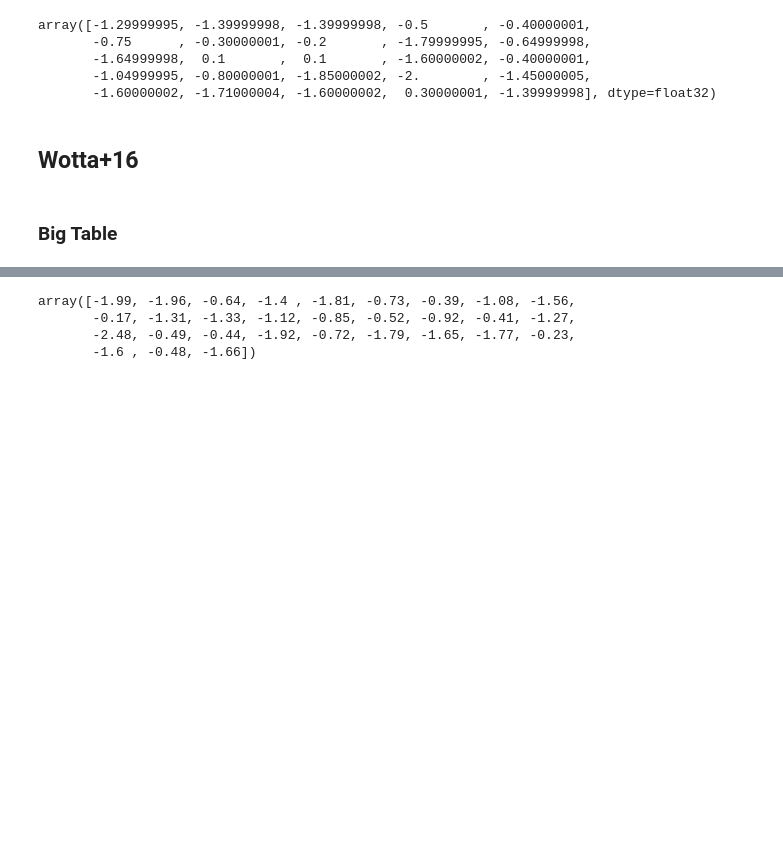
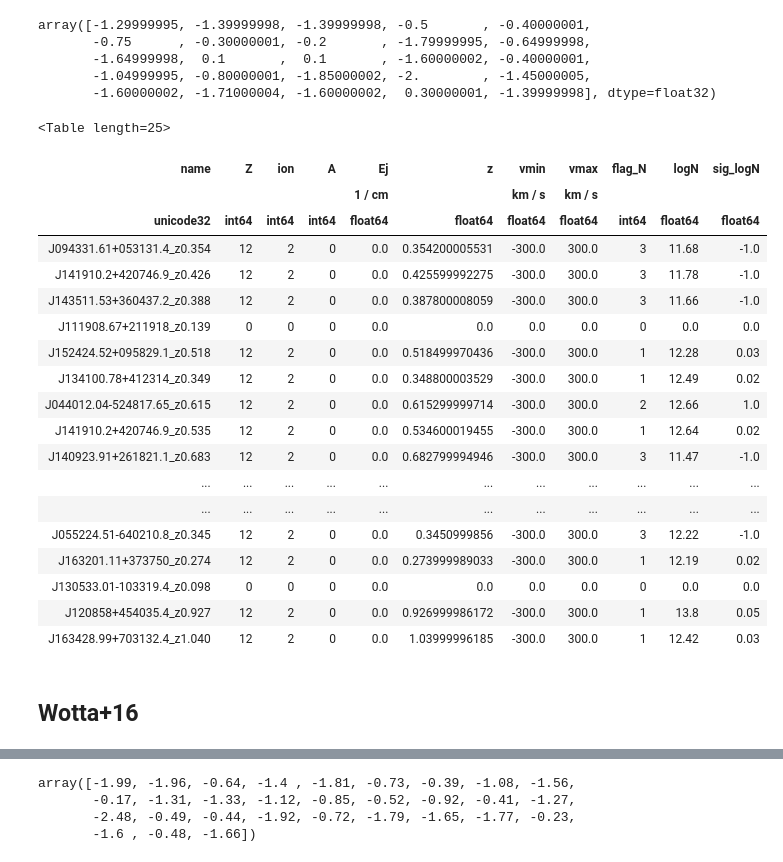
Before and after one commit to pyigm/pyigm, a Jupyter notebook: docs/examples/LLS_lowz.ipynb, the cells around one changed output, grey strips where cells are left out. Saved outputs shown, nothing was run; the diff lists cells and outputs as text; code cells hidden in the pictures; blank space fills up the shorter version.

```diff
--- a/docs/examples/LLS_lowz.ipynb
+++ b/docs/examples/LLS_lowz.ipynb
@@ -87,6 +121,32 @@ for ii,qso in enumerate(l13w16['sightlinenl']):
     # Metallicity
     lls.ZH = l13w16['metnl'][ii]
     lls.sig_ZH = (l13w16['em_metnl'][ii], l13w16['ep_metnl'][ii])
+    # MgII
+    mtw = np.where((w16_mtl['Target'] == qso) & (np.abs(w16_mtl['z_abs']-lls.zabs) < 1e-2))[0]
+    if len(mtw) != 1:
+        pdb.set_trace()
+    else:
+        iw16 = mtw[0]
+    try:
+        eMgII = float(w16_mtl['ep_logNMgII'][iw16])
+    except:
+        pass
+    else:
+        if eMgII > 9000:
+            pass
+        else:
+            if w16_mtl['ep_logNMgII'][iw16] == -1.:
+                flg = 3
+            elif w16_mtl['ep_logNMgII'][iw16] == 1.:
+                flg = 2
+            else:
+                flg = 1
+            # Build a component
+            absc = AbsComponent(lls.coord, (12,2), lls.zabs, [-300,300]*u.km/u.s,
+                               Ntup=(flg, float(w16_mtl['logNMgII'][iw16]),
+                                    np.mean([w16_mtl['em_logNMgII'][iw16],w16_mtl['ep_logNMgII'][iw16]])))
+            # Add
+            lls._components.append(absc)
     # Append
     L13_lls.append(lls)
 # %% [markdown]
@@ -105,4 +167,25 @@ array([-1.29999995, -1.39999998, -1.39999998, -0.5       , -0.40000001,
+# %%
+L13.ions((12,2))
+# %% [output]
+<Table length=25>
+| name | Z | ion | A | Ej | z | vmin | vmax | flag_N | logN | sig_logN |
+|  |  |  |  | 1 / cm |  | km / s | km / s |  |  |  |
+| unicode32 | int64 | int64 | int64 | float64 | float64 | float64 | float64 | int64 | float64 | float64 |
+| J094331.61+053131.4_z0.354 | 12 | 2 | 0 | 0.0 | 0.354200005531 | -300.0 | 300.0 | 3 | 11.68 | -1.0 |
+| J141910.2+420746.9_z0.426 | 12 | 2 | 0 | 0.0 | 0.425599992275 | -300.0 | 300.0 | 3 | 11.78 | -1.0 |
+| J143511.53+360437.2_z0.388 | 12 | 2 | 0 | 0.0 | 0.387800008059 | -300.0 | 300.0 | 3 | 11.66 | -1.0 |
+| J111908.67+211918_z0.139 | 0 | 0 | 0 | 0.0 | 0.0 | 0.0 | 0.0 | 0 | 0.0 | 0.0 |
+| J152424.52+095829.1_z0.518 | 12 | 2 | 0 | 0.0 | 0.518499970436 | -300.0 | 300.0 | 1 | 12.28 | 0.03 |
+| J134100.78+412314_z0.349 | 12 | 2 | 0 | 0.0 | 0.348800003529 | -300.0 | 300.0 | 1 | 12.49 | 0.02 |
+| J044012.04-524817.65_z0.615 | 12 | 2 | 0 | 0.0 | 0.615299999714 | -300.0 | 300.0 | 2 | 12.66 | 1.0 |
+| J141910.2+420746.9_z0.535 | 12 | 2 | 0 | 0.0 | 0.534600019455 | -300.0 | 300.0 | 1 | 12.64 | 0.02 |
+| J140923.91+261821.1_z0.683 | 12 | 2 | 0 | 0.0 | 0.682799994946 | -300.0 | 300.0 | 3 | 11.47 | -1.0 |
+| ... | ... | ... | ... | ... | ... | ... | ... | ... | ... | ... |
+| ... | ... | ... | ... | ... | ... | ... | ... | ... | ... | ... |
+| J055224.51-640210.8_z0.345 | 12 | 2 | 0 | 0.0 | 0.3450999856 | -300.0 | 300.0 | 3 | 12.22 | -1.0 |
+| J163201.11+373750_z0.274 | 12 | 2 | 0 | 0.0 | 0.273999989033 | -300.0 | 300.0 | 1 | 12.19 | 0.02 |
+| J130533.01-103319.4_z0.098 | 0 | 0 | 0 | 0.0 | 0.0 | 0.0 | 0.0 | 0 | 0.0 | 0.0 |
+| J120858+454035.4_z0.927 | 12 | 2 | 0 | 0.0 | 0.926999986172 | -300.0 | 300.0 | 1 | 13.8 | 0.05 |
+| J163428.99+703132.4_z1.040 | 12 | 2 | 0 | 0.0 | 1.03999996185 | -300.0 | 300.0 | 1 | 12.42 | 0.03 |
 # %% [markdown]
 ## Wotta+16
-# %% [markdown]
-### Big Table
```
Also changed, not shown: parts of 15 cells of this notebook, 1 other file.
